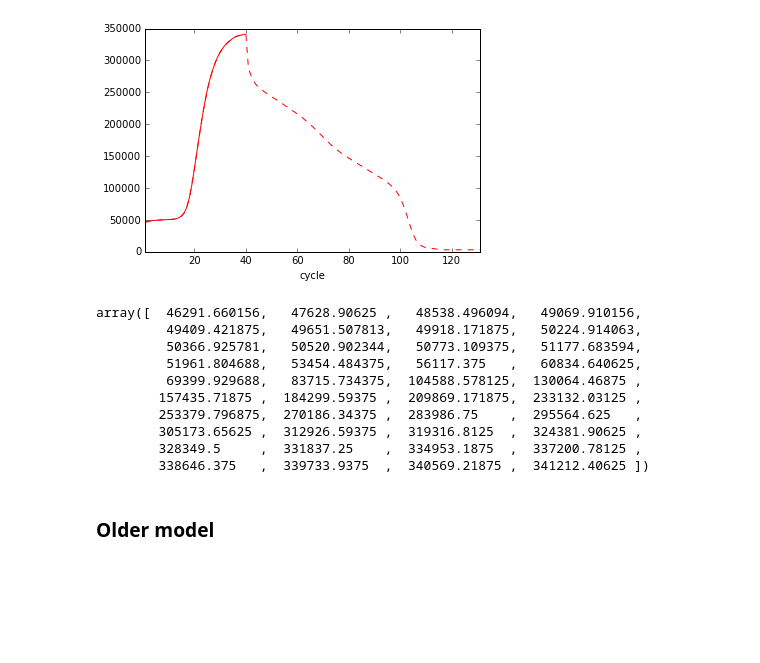
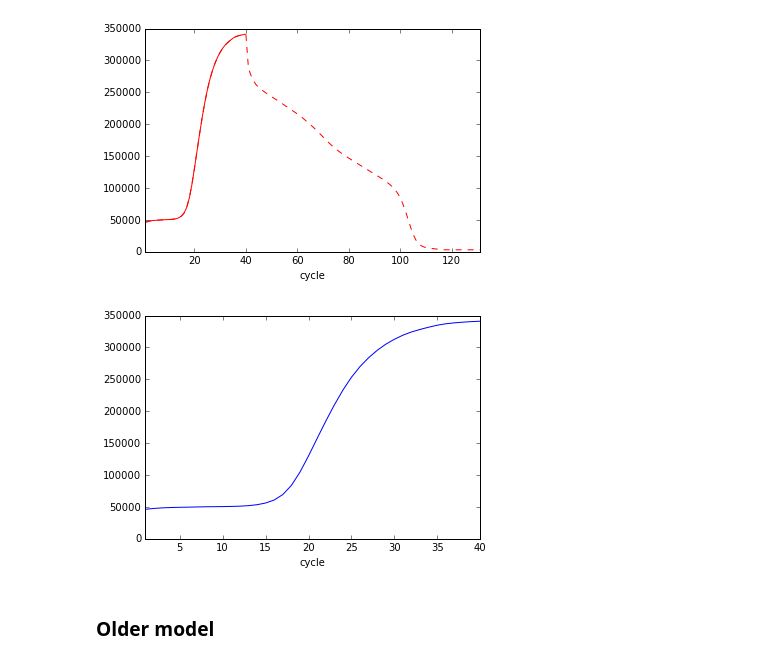
Before and after one commit to TruePCR/TruePCR, a Jupyter notebook: notebook/qPRC.ipynb, the cells around one changed output. Saved outputs shown, nothing was run; the diff lists cells and outputs as text; code cells hidden in the pictures; blank space fills up the shorter version.

```diff
--- a/notebook/qPRC.ipynb
+++ b/notebook/qPRC.ipynb
@@ -90,19 +90,11 @@ concentrations_series.plot(style='r-')
 concentrations = concentrations_series.values
 # %% [output]
 [figure]
-# %%
-concentrations
-# %% [output]
-array([  46291.660156,   47628.90625 ,   48538.496094,   49069.910156,
-         49409.421875,   49651.507813,   49918.171875,   50224.914063,
-         50366.925781,   50520.902344,   50773.109375,   51177.683594,
-         51961.804688,   53454.484375,   56117.375   ,   60834.640625,
-         69399.929688,   83715.734375,  104588.578125,  130064.46875 ,
-        157435.71875 ,  184299.59375 ,  209869.171875,  233132.03125 ,
-        253379.796875,  270186.34375 ,  283986.75    ,  295564.625   ,
-        305173.65625 ,  312926.59375 ,  319316.8125  ,  324381.90625 ,
-        328349.5     ,  331837.25    ,  334953.1875  ,  337200.78125 ,
-        338646.375   ,  339733.9375  ,  340569.21875 ,  341212.40625 ])
+# %%
+concentrations_series.plot()
+show()
+# %% [output]
+[figure, added]
 # %% [markdown]
 ### Older model
 # %% [markdown]
```
Also changed, not shown: parts of 6 cells of this notebook.
